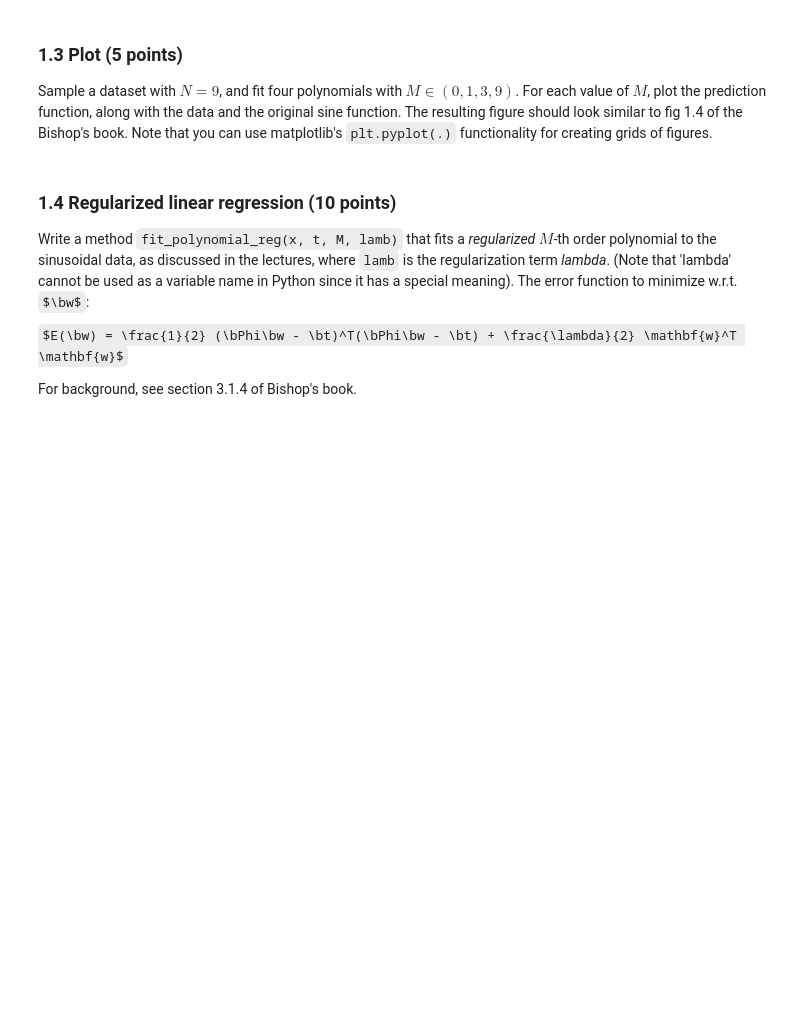
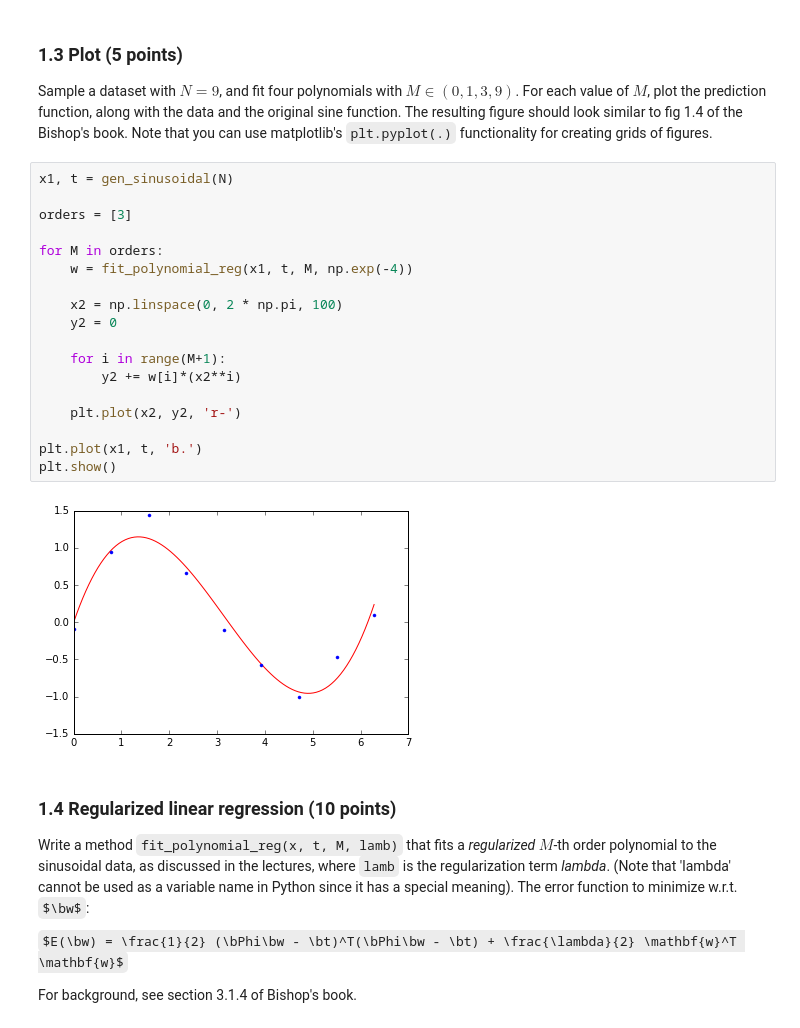
Before and after one commit to Braamling/ML1-2016, a Jupyter notebook: lab1_verkes_vandenakker.ipynb, the cells around one changed output. Drawn from its saved outputs; the diff is of its cells as text; some formulas as TeX source; blank space fills up the shorter version.

```diff
--- a/lab1_verkes_vandenakker.ipynb
+++ b/lab1_verkes_vandenakker.ipynb
@@ -70,6 +77,26 @@ where $\bPhi$ is the _feature matrix_ (or _design matrix_) as explained in Bisho
 ### 1.3 Plot (5 points)
 Sample a dataset with $N=9$, and fit four polynomials with $M \in (0, 1, 3, 9)$.
 For each value of $M$, plot the prediction function, along with the data and the original sine function. The resulting figure should look similar to fig 1.4 of the Bishop's book. Note that you can use matplotlib's `plt.pyplot(.)` functionality for creating grids of figures.
+# %%
+x1, t = gen_sinusoidal(N)
+
+orders = [3]
+
+for M in orders:
+    w = fit_polynomial_reg(x1, t, M, np.exp(-4))
+
+    x2 = np.linspace(0, 2 * np.pi, 100)
+    y2 = 0
+
+    for i in range(M+1):
+        y2 += w[i]*(x2**i)
+
+    plt.plot(x2, y2, 'r-')
+
+plt.plot(x1, t, 'b.')
+plt.show()
+# %% [output]
+[figure, added]
 # %% [markdown]
 ### 1.4 Regularized linear regression (10 points)
 
```
Also changed, not shown: parts of 6 cells of this notebook.
